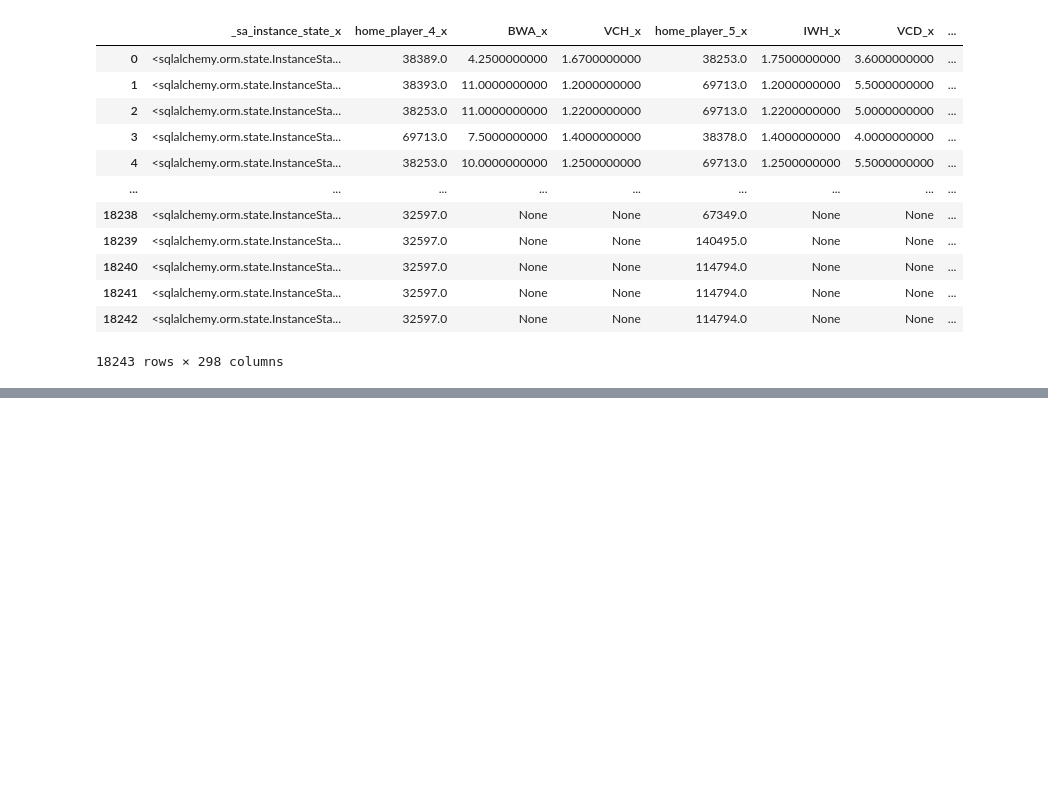
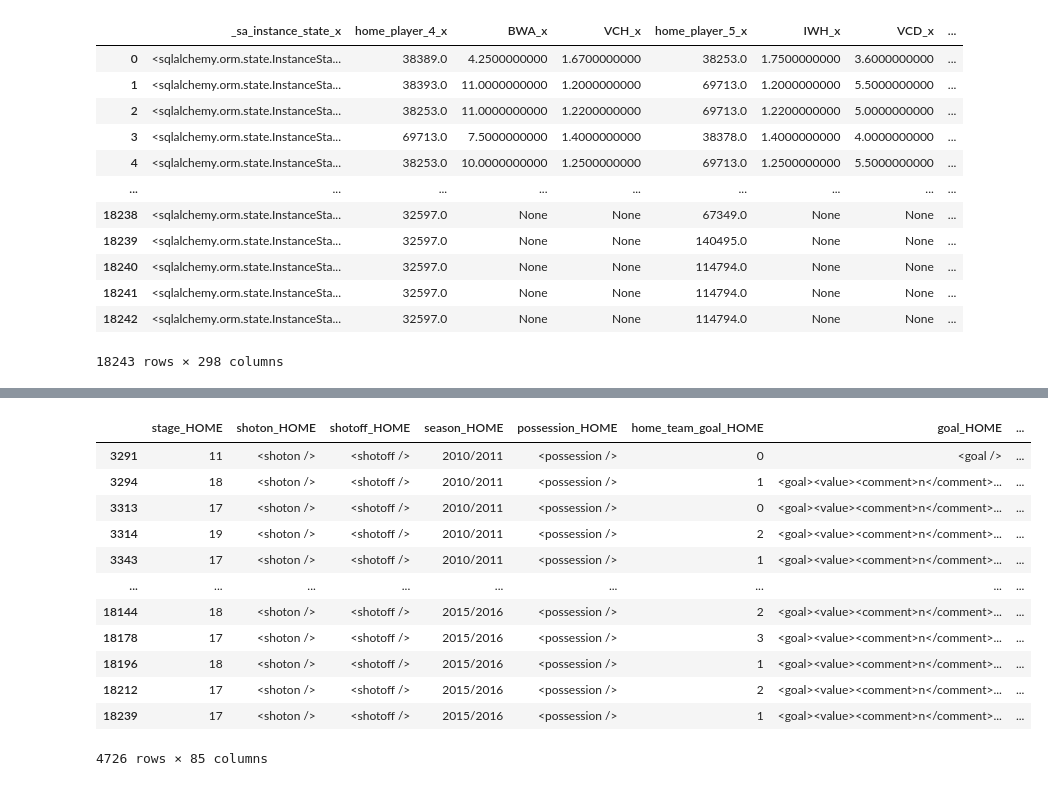
Before and after one commit to lstredler/Final-Frontier, a Jupyter notebook: Data_Processing/preprocess.ipynb, the cells around one changed output, grey strips where cells are left out. Cells and saved outputs as stored; diff of their text form; code cells hidden in the pictures; blank space fills up the shorter version.

```diff
--- a/Data_Processing/preprocess.ipynb
+++ b/Data_Processing/preprocess.ipynb
@@ -378,0 +819,16 @@ match_merged
+# %%
+ml_df.loc[ml_df['shoton_HOME'] == '<shoton />',]
+# %% [output]
+|  | stage_HOME | shoton_HOME | shotoff_HOME | season_HOME | possession_HOME | home_team_goal_HOME | goal_HOME | ... |
+| 3291 | 11 | <shoton /> | <shotoff /> | 2010/2011 | <possession /> | 0 | <goal /> | ... |
+| 3294 | 18 | <shoton /> | <shotoff /> | 2010/2011 | <possession /> | 1 | <goal><value><comment>n</comment>... | ... |
+| 3313 | 17 | <shoton /> | <shotoff /> | 2010/2011 | <possession /> | 0 | <goal><value><comment>n</comment>... | ... |
+| 3314 | 19 | <shoton /> | <shotoff /> | 2010/2011 | <possession /> | 2 | <goal><value><comment>n</comment>... | ... |
+| 3343 | 17 | <shoton /> | <shotoff /> | 2010/2011 | <possession /> | 1 | <goal><value><comment>n</comment>... | ... |
+| ... | ... | ... | ... | ... | ... | ... | ... | ... |
+| 18144 | 18 | <shoton /> | <shotoff /> | 2015/2016 | <possession /> | 2 | <goal><value><comment>n</comment>... | ... |
+| 18178 | 17 | <shoton /> | <shotoff /> | 2015/2016 | <possession /> | 3 | <goal><value><comment>n</comment>... | ... |
+| 18196 | 18 | <shoton /> | <shotoff /> | 2015/2016 | <possession /> | 1 | <goal><value><comment>n</comment>... | ... |
+| 18212 | 17 | <shoton /> | <shotoff /> | 2015/2016 | <possession /> | 2 | <goal><value><comment>n</comment>... | ... |
+| 18239 | 17 | <shoton /> | <shotoff /> | 2015/2016 | <possession /> | 1 | <goal><value><comment>n</comment>... | ... |
+4726 rows × 85 columns
```
Also changed, not shown: parts of 22 cells of this notebook.
